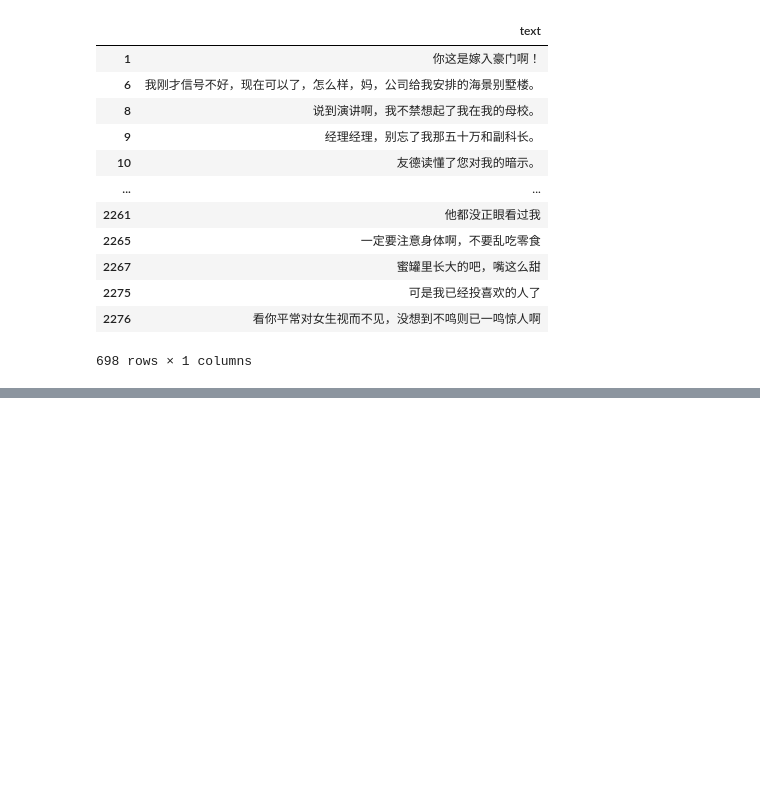
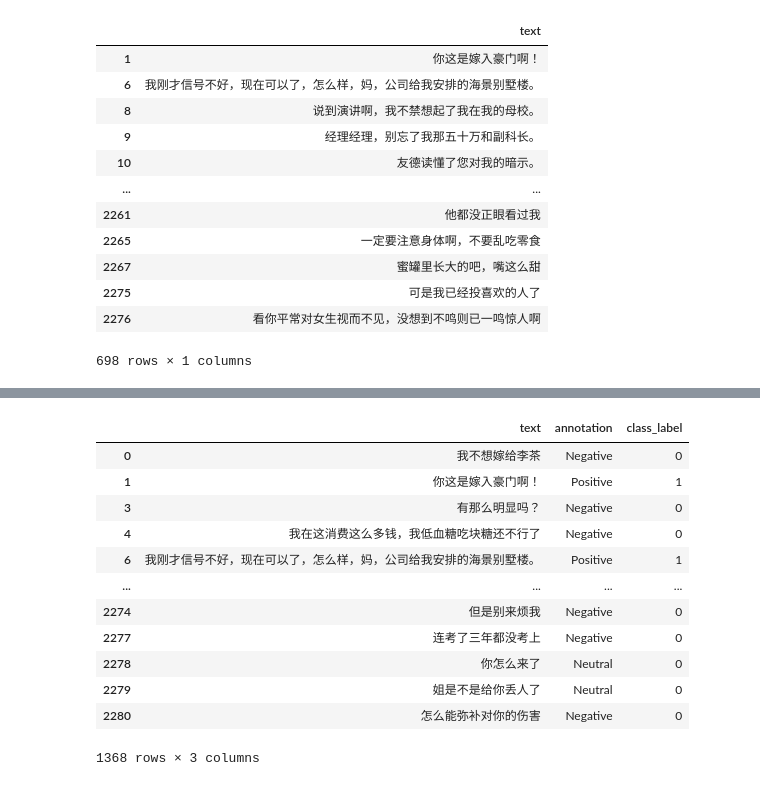
Before and after one commit to HEBAULC/Multimodal-End2end-Sparse, a Jupyter notebook: preprocessing/preprocess_mosei.ipynb, the cells around one changed output, grey strips where cells are left out. Cells and saved outputs as stored; diff of their text form; code cells hidden in the pictures; blank space fills up the shorter version.

```diff
--- a/preprocessing/preprocess_mosei.ipynb
+++ b/preprocessing/preprocess_mosei.ipynb
@@ -494,0 +519,10 @@ positive_df.to_csv(f'{base_label_output_path}/pos.csv',header=0,index=False)
+# %%
+# 处理sims-label
+# 打开csv文件
+# Load data
+dfs = []
+for path in glob.glob(sims_label_path):
+    dfs.append(pd.read_csv(path))
+# Generate table
+df2 = pd.concat(dfs)
+df2
@@ -494,0 +543,6 @@ positive_df.to_csv(f'{base_label_output_path}/pos.csv',header=0,index=False)
+# %%
+# 提取训练集文本和注释
+# 提取训练集train_label
+train_text_df=df2[(df2['mode']=='train')]
+train_text_df=train_text_df[['text','annotation']]
+train_text_df
@@ -494,0 +563,20 @@ positive_df.to_csv(f'{base_label_output_path}/pos.csv',header=0,index=False)
+# %%
+# 新增一列 并按条件赋值
+train_text_df['class_label'] = -1
+train_text_df.loc[train_text_df["annotation"] == 'Positive',"class_label"] = 1
+train_text_df.loc[train_text_df["annotation"] != 'Positive',"class_label"] = 0
+train_text_df
+# %% [output]
+|  | text | annotation | class_label |
+| 0 | 我不想嫁给李茶 | Negative | 0 |
+| 1 | 你这是嫁入豪门啊！ | Positive | 1 |
+| 3 | 有那么明显吗？ | Negative | 0 |
+| 4 | 我在这消费这么多钱，我低血糖吃块糖还不行了 | Negative | 0 |
+| 6 | 我刚才信号不好，现在可以了，怎么样，妈，公司给我安排的海景别墅楼。 | Positive | 1 |
+| ... | ... | ... | ... |
+| 2274 | 但是别来烦我 | Negative | 0 |
+| 2277 | 连考了三年都没考上 | Negative | 0 |
+| 2278 | 你怎么来了 | Neutral | 0 |
+| 2279 | 姐是不是给你丢人了 | Neutral | 0 |
+| 2280 | 怎么能弥补对你的伤害 | Negative | 0 |
+1368 rows × 3 columns
```
Also changed, not shown: parts of 19 cells of this notebook, 6 other files.
